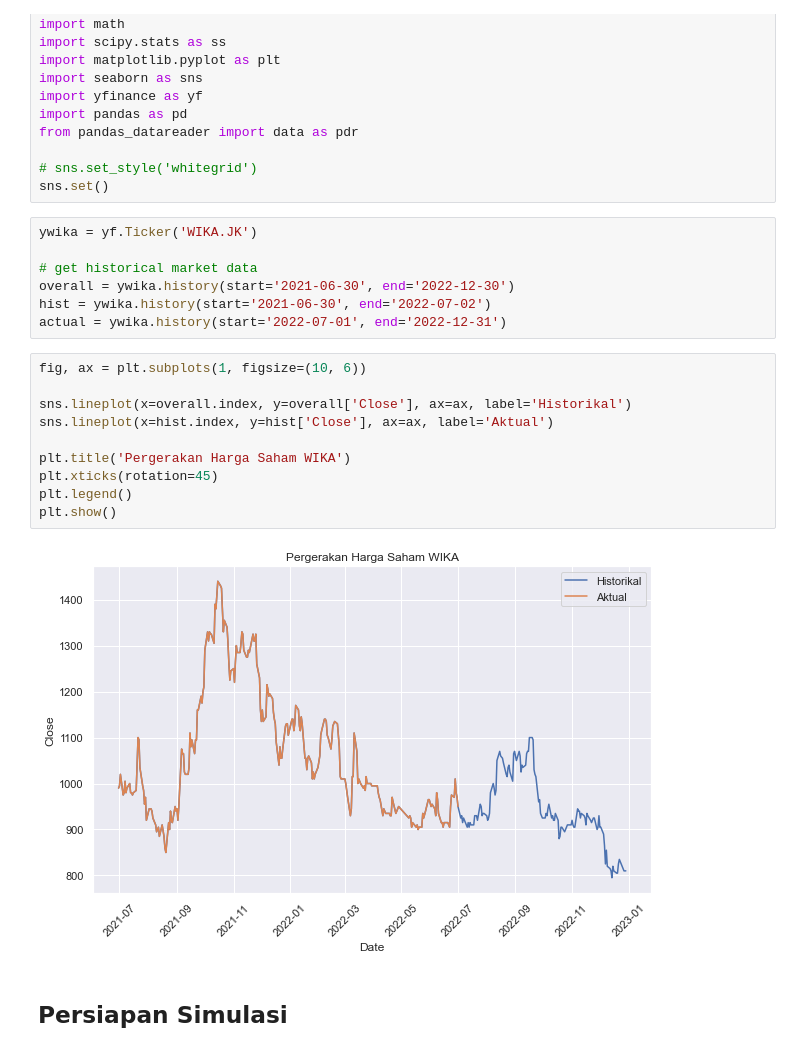
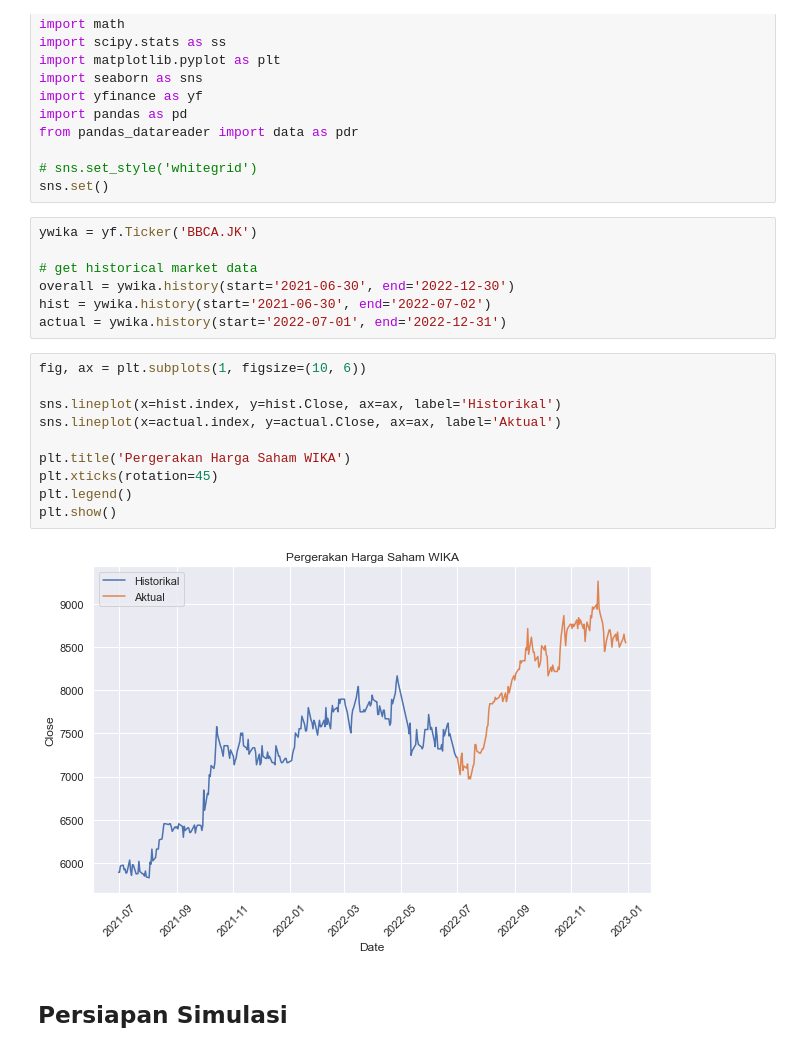
Before and after one commit to Heritsam/monte-carlo-stocks-prediction, a Jupyter notebook: binomial.ipynb, the cells around one changed output. Drawn from its saved outputs; the diff is of its cells as text.

```diff
--- a/binomial.ipynb
+++ b/binomial.ipynb
@@ -21,7 +21,7 @@ from pandas_datareader import data as pdr
 # sns.set_style('whitegrid')
 sns.set()
 # %%
-ywika = yf.Ticker('WIKA.JK')
+ywika = yf.Ticker('BBCA.JK')
 
 # get historical market data
 overall = ywika.history(start='2021-06-30', end='2022-12-30')
@@ -30,15 +30,15 @@ actual = ywika.history(start='2022-07-01', end='2022-12-31')
 # %%
 fig, ax = plt.subplots(1, figsize=(10, 6))
 
-sns.lineplot(x=overall.index, y=overall['Close'], ax=ax, label='Historikal')
-sns.lineplot(x=hist.index, y=hist['Close'], ax=ax, label='Aktual')
+sns.lineplot(x=hist.index, y=hist.Close, ax=ax, label='Historikal')
+sns.lineplot(x=actual.index, y=actual.Close, ax=ax, label='Aktual')
 
 plt.title('Pergerakan Harga Saham WIKA')
 plt.xticks(rotation=45)
 plt.legend()
 plt.show()
 # %% [output]
-[figure, old version]
+[figure, new version]
 # %% [markdown]
 ## Persiapan Simulasi
 # %%
```
Also changed, not shown: parts of 14 cells of this notebook.
